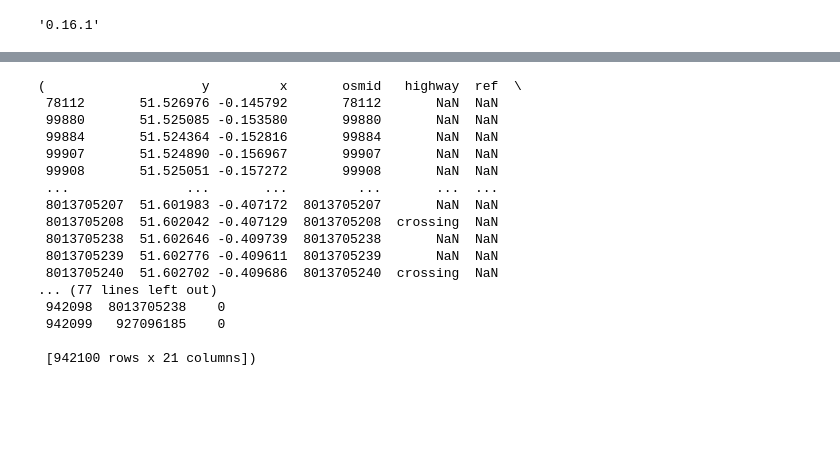
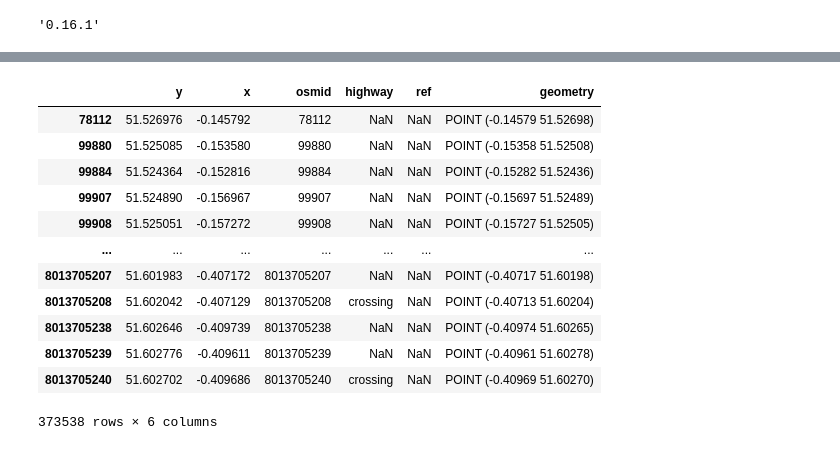
Before and after one commit to burakince/osmnx-examples, a Jupyter notebook: notebooks/load-from-graphml.ipynb, the cells around one changed output, grey strips where cells are left out. Cells and saved outputs as stored; diff of their text form; code cells hidden in the pictures; blank space fills up the shorter version.

```diff
--- a/notebooks/load-from-graphml.ipynb
+++ b/notebooks/load-from-graphml.ipynb
@@ -17,20 +28,16 @@ df = ox.graph_to_gdfs(G)
-# %%
-df
-# %% [output]
-(                    y         x       osmid   highway  ref  \
- 78112       51.526976 -0.145792       78112       NaN  NaN
- 99880       51.525085 -0.153580       99880       NaN  NaN
- 99884       51.524364 -0.152816       99884       NaN  NaN
- 99907       51.524890 -0.156967       99907       NaN  NaN
- 99908       51.525051 -0.157272       99908       NaN  NaN
- ...               ...       ...         ...       ...  ...
- 8013705207  51.601983 -0.407172  8013705207       NaN  NaN
- 8013705208  51.602042 -0.407129  8013705208  crossing  NaN
- 8013705238  51.602646 -0.409739  8013705238       NaN  NaN
- 8013705239  51.602776 -0.409611  8013705239       NaN  NaN
- 8013705240  51.602702 -0.409686  8013705240  crossing  NaN
-... (77 lines left out)
- 942098  8013705238    0
- 942099   927096185    0
-
- [942100 rows x 21 columns])
+# %%
+nodesDf
+# %% [output]
+|  | y | x | osmid | highway | ref | geometry |
+| 78112 | 51.526976 | -0.145792 | 78112 | NaN | NaN | POINT (-0.14579 51.52698) |
+| 99880 | 51.525085 | -0.153580 | 99880 | NaN | NaN | POINT (-0.15358 51.52508) |
+| 99884 | 51.524364 | -0.152816 | 99884 | NaN | NaN | POINT (-0.15282 51.52436) |
+| 99907 | 51.524890 | -0.156967 | 99907 | NaN | NaN | POINT (-0.15697 51.52489) |
+| 99908 | 51.525051 | -0.157272 | 99908 | NaN | NaN | POINT (-0.15727 51.52505) |
+| ... | ... | ... | ... | ... | ... | ... |
+| 8013705207 | 51.601983 | -0.407172 | 8013705207 | NaN | NaN | POINT (-0.40717 51.60198) |
+| 8013705208 | 51.602042 | -0.407129 | 8013705208 | crossing | NaN | POINT (-0.40713 51.60204) |
+| 8013705238 | 51.602646 | -0.409739 | 8013705238 | NaN | NaN | POINT (-0.40974 51.60265) |
+| 8013705239 | 51.602776 | -0.409611 | 8013705239 | NaN | NaN | POINT (-0.40961 51.60278) |
+| 8013705240 | 51.602702 | -0.409686 | 8013705240 | crossing | NaN | POINT (-0.40969 51.60270) |
+373538 rows × 6 columns
```
Also changed, not shown: parts of 5 cells of this notebook, 1 other file.
